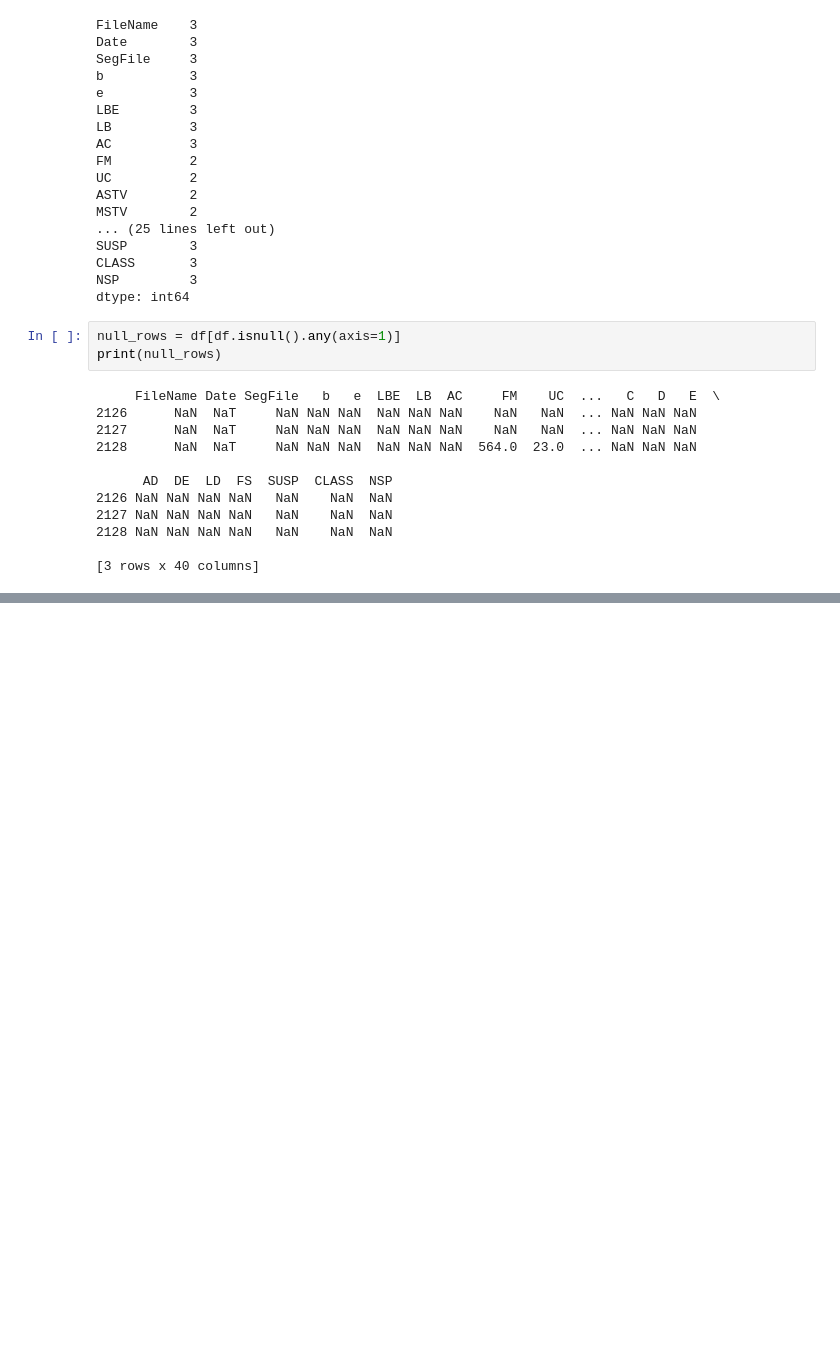
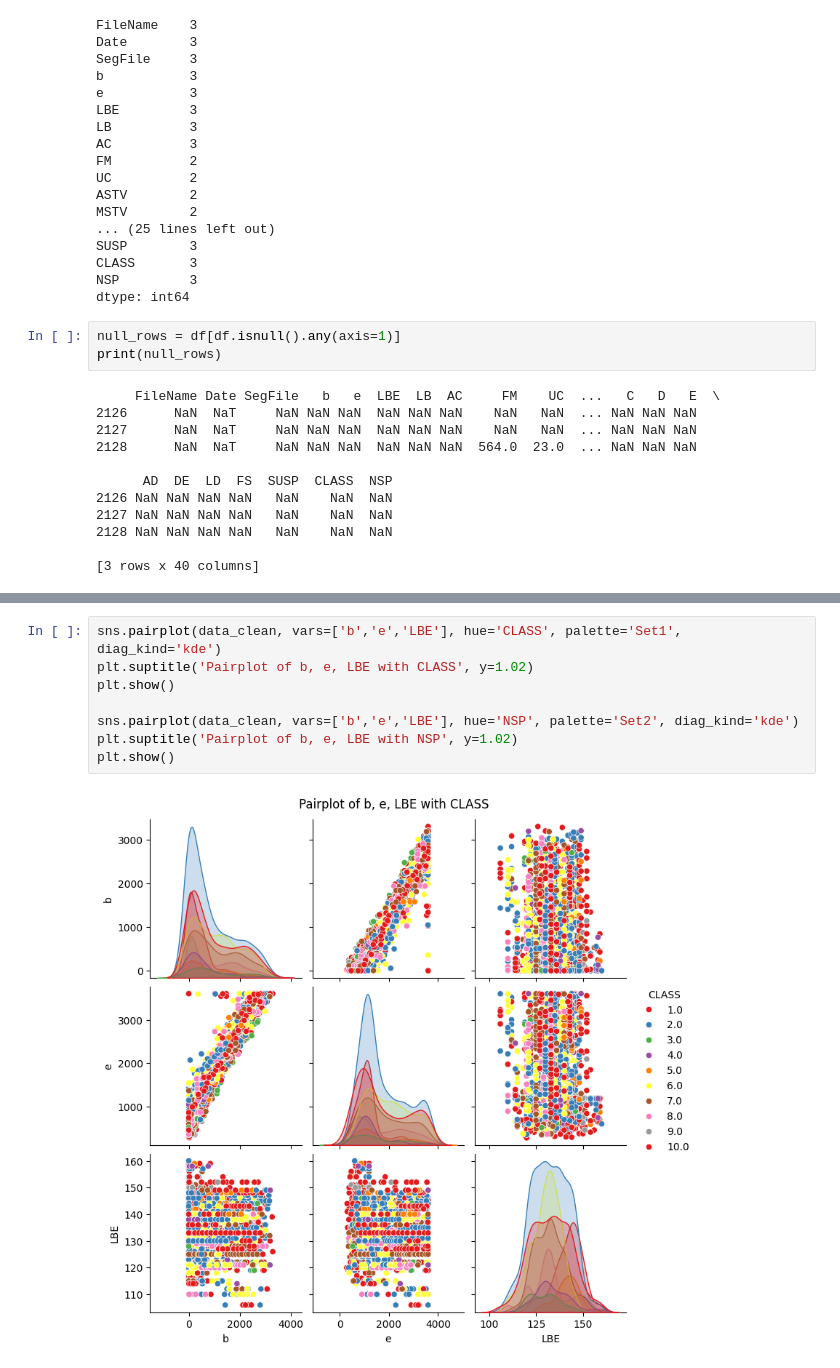
Before and after one commit to minhnion/CTG-Based_Fetal_Health_and_Neurobehavior_Classification, a Jupyter notebook: notebooks/eda.ipynb, the cells around one changed output, grey strips where cells are left out. Saved outputs shown, nothing was run; the diff lists cells and outputs as text; blank space fills up the shorter version.

```diff
--- a/notebooks/eda.ipynb
+++ b/notebooks/eda.ipynb
@@ -97,0 +158,10 @@ df_clean.shape
+# %%
+sns.pairplot(data_clean, vars=['b','e','LBE'], hue='CLASS', palette='Set1', diag_kind='kde')
+plt.suptitle('Pairplot of b, e, LBE with CLASS', y=1.02)
+plt.show()
+
+sns.pairplot(data_clean, vars=['b','e','LBE'], hue='NSP', palette='Set2', diag_kind='kde')
+plt.suptitle('Pairplot of b, e, LBE with NSP', y=1.02)
+plt.show()
+# %% [output]
+[figure, added]
```
Also changed, not shown: parts of 14 cells of this notebook, 6 other files.
